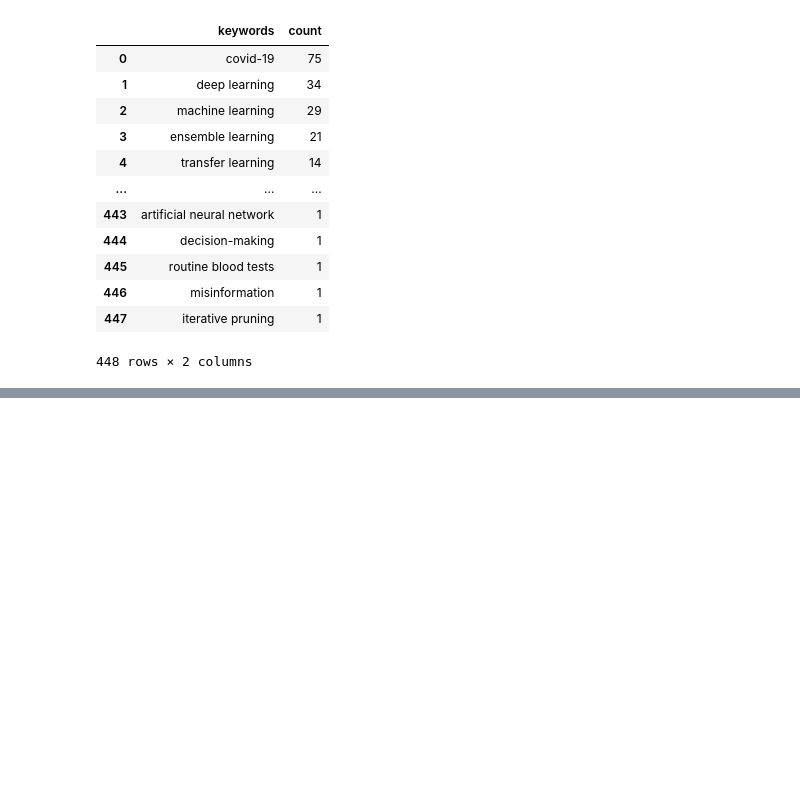
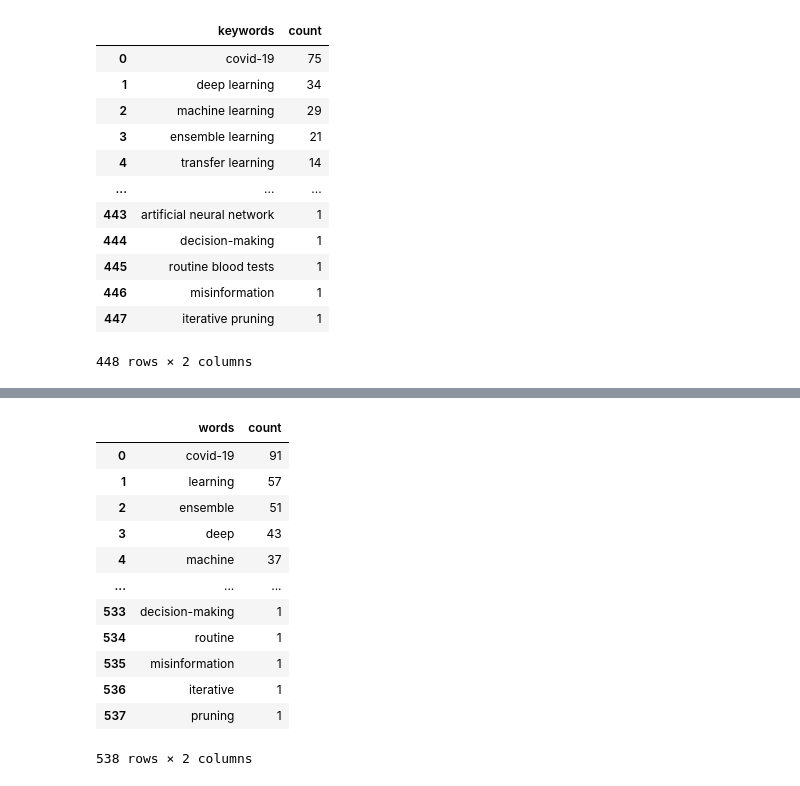
Before and after one commit to Alifarid0011/Tamrin5, a Jupyter notebook: tamrin5.ipynb, the cells around one changed output, grey strips where cells are left out. Drawn from its saved outputs; the diff is of its cells as text; code cells hidden in the pictures; blank space fills up the shorter version.

```diff
--- a/tamrin5.ipynb
+++ b/tamrin5.ipynb
@@ -63,0 +126,16 @@ keywordsDataFrame
+# %%
+words_of_keywordsDataFrame
+# %% [output]
+|  | words | count |
+| 0 | covid-19 | 91 |
+| 1 | learning | 57 |
+| 2 | ensemble | 51 |
+| 3 | deep | 43 |
+| 4 | machine | 37 |
+| ... | ... | ... |
+| 533 | decision-making | 1 |
+| 534 | routine | 1 |
+| 535 | misinformation | 1 |
+| 536 | iterative | 1 |
+| 537 | pruning | 1 |
+538 rows × 2 columns
```
Also changed, not shown: parts of 9 cells of this notebook.
